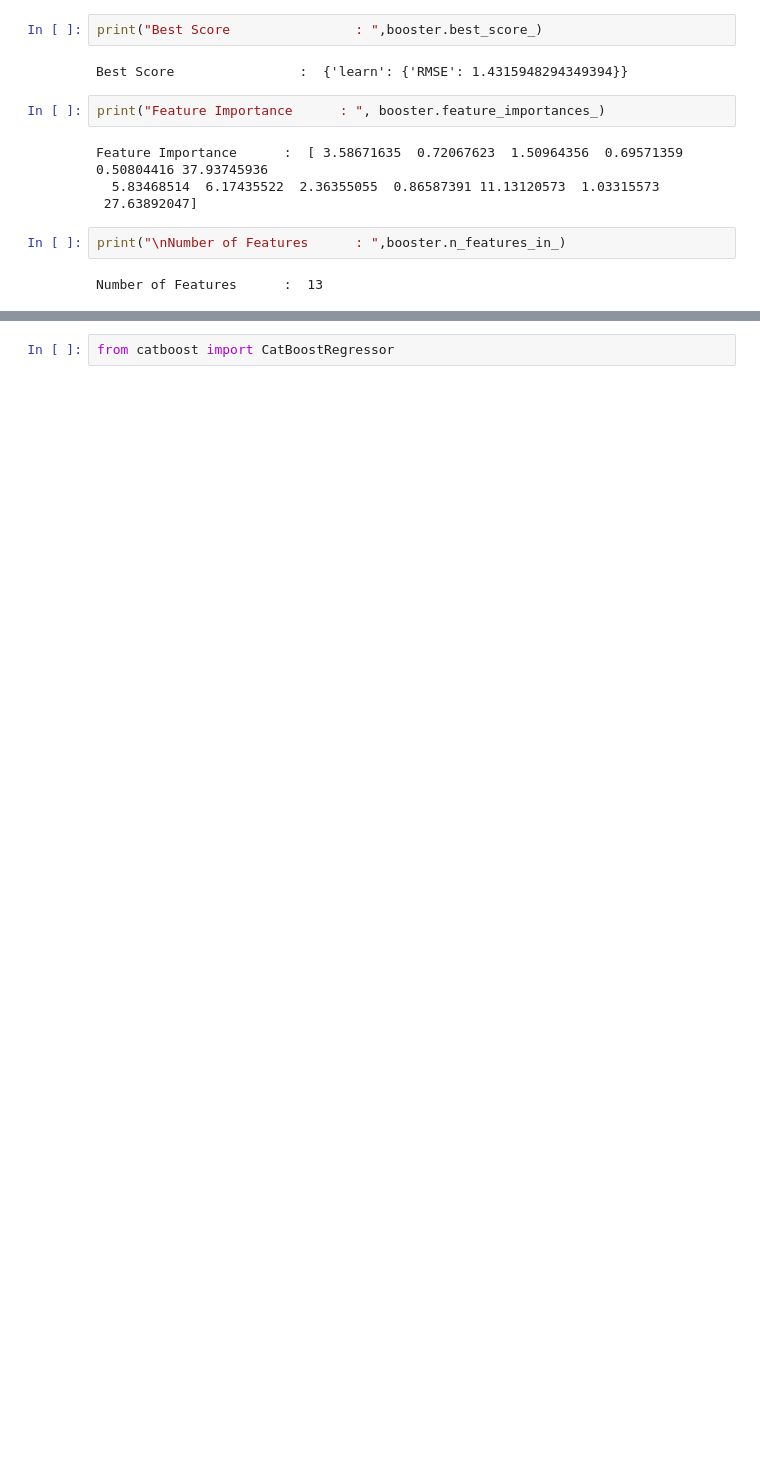
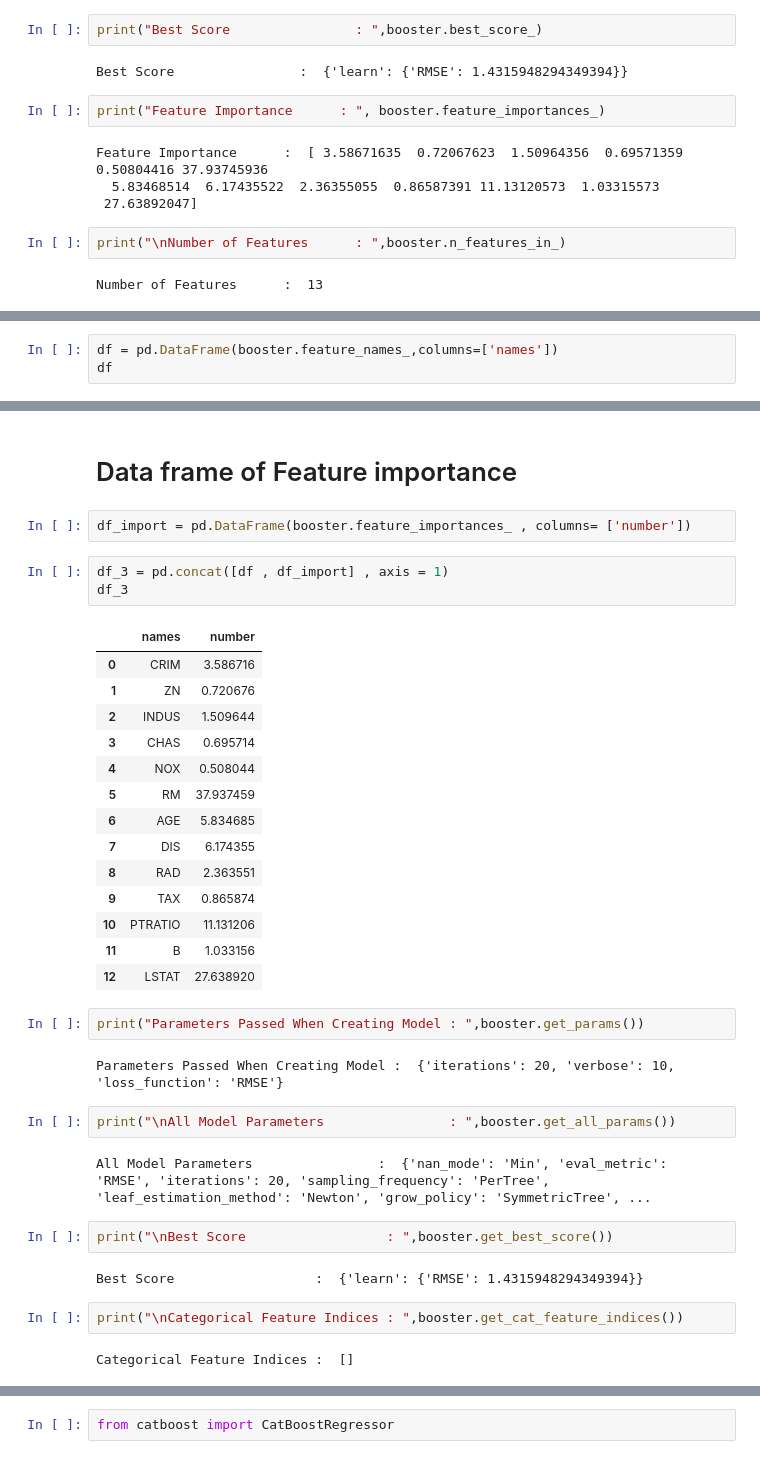
Before and after one commit to JF11579/Adelphi, a Jupyter notebook: CatBoost_Regression_Tutroial.ipynb, the cells around one changed output, grey strips where cells are left out. Cells and saved outputs as stored; diff of their text form; blank space fills up the shorter version.

```diff
--- a/CatBoost_Regression_Tutroial.ipynb
+++ b/CatBoost_Regression_Tutroial.ipynb
@@ -279,0 +302,3 @@ Number of Features      :  13
+# %%
+df = pd.DataFrame(booster.feature_names_,columns=['names'])
+df
@@ -279,0 +320,38 @@ Number of Features      :  13
+# %% [markdown]
+# Data frame of Feature importance
+# %%
+df_import = pd.DataFrame(booster.feature_importances_ , columns= ['number'])
+# %%
+df_3 = pd.concat([df , df_import] , axis = 1)
+df_3
+# %% [output]
+|  | names | number |
+| 0 | CRIM | 3.586716 |
+| 1 | ZN | 0.720676 |
+| 2 | INDUS | 1.509644 |
+| 3 | CHAS | 0.695714 |
+| 4 | NOX | 0.508044 |
+| 5 | RM | 37.937459 |
+| 6 | AGE | 5.834685 |
+| 7 | DIS | 6.174355 |
+| 8 | RAD | 2.363551 |
+| 9 | TAX | 0.865874 |
+| 10 | PTRATIO | 11.131206 |
+| 11 | B | 1.033156 |
+| 12 | LSTAT | 27.638920 |
+# %%
+print("Parameters Passed When Creating Model : ",booster.get_params())
+# %% [output]
+Parameters Passed When Creating Model :  {'iterations': 20, 'verbose': 10, 'loss_function': 'RMSE'}
+# %%
+print("\nAll Model Parameters                : ",booster.get_all_params())
+# %% [output]
+All Model Parameters                :  {'nan_mode': 'Min', 'eval_metric': 'RMSE', 'iterations': 20, 'sampling_frequency': 'PerTree', 'leaf_estimation_method': 'Newton', 'grow_policy': 'SymmetricTree', ...
+# %%
+print("\nBest Score                  : ",booster.get_best_score())
+# %% [output]
+Best Score                  :  {'learn': {'RMSE': 1.4315948294349394}}
+# %%
+print("\nCategorical Feature Indices : ",booster.get_cat_feature_indices())
+# %% [output]
+Categorical Feature Indices :  []
```
Also changed, not shown: parts of 32 cells of this notebook.
